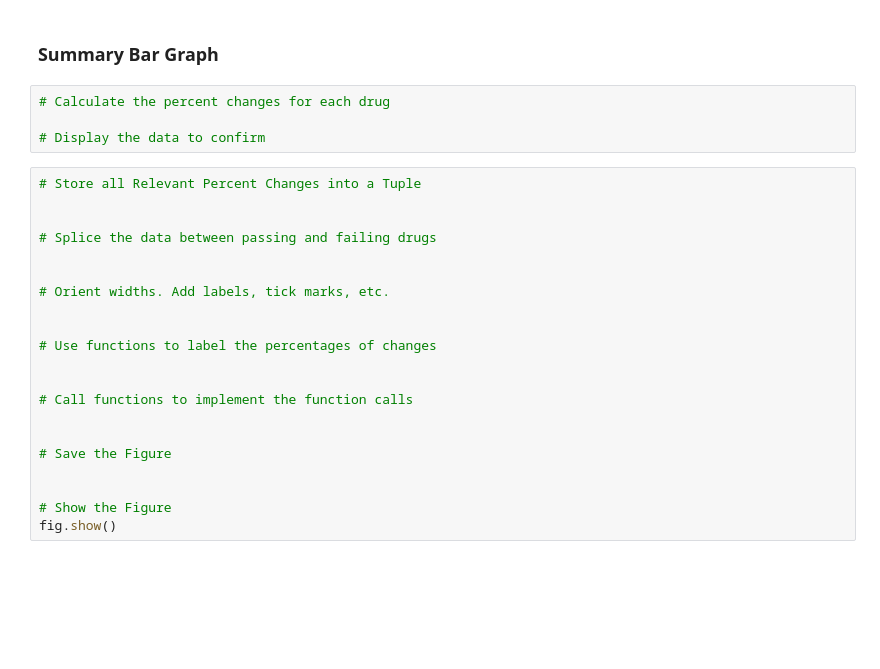
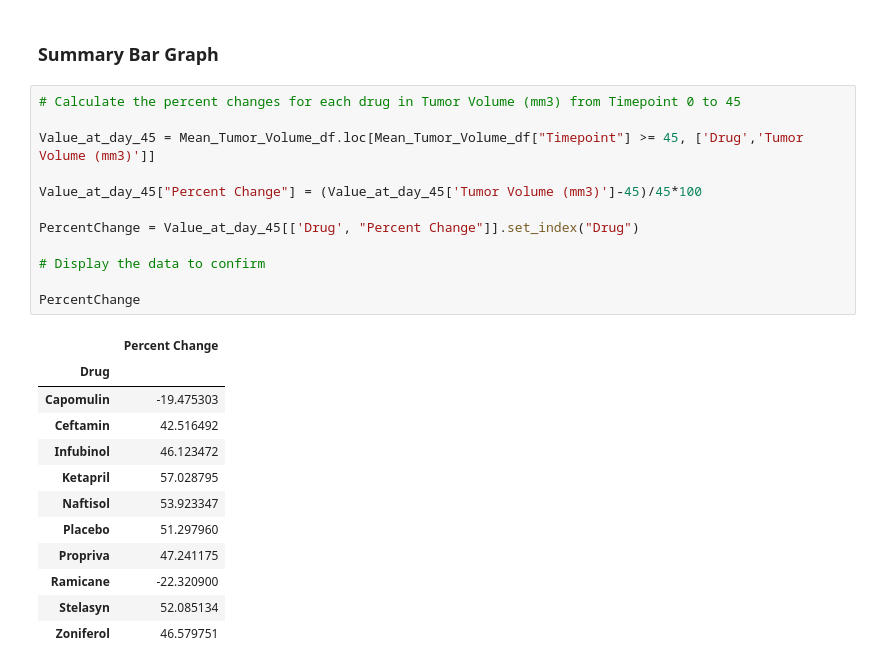
Before and after one commit to lwensley/Module-05, a Jupyter notebook: Pymaceuticals Inc Data Analysis.ipynb, the cells around one changed output. Saved outputs shown, nothing was run; the diff lists cells and outputs as text; blank space fills up the shorter version.

```diff
--- a/Pymaceuticals Inc Data Analysis.ipynb
+++ b/Pymaceuticals Inc Data Analysis.ipynb
@@ -291,28 +323,28 @@ plt.show()
 [figure]
 # %% [markdown]
 ### Summary Bar Graph
-# %%
-# Calculate the percent changes for each drug
-
-# Display the data to confirm
-# %%
-# Store all Relevant Percent Changes into a Tuple
-
-
-# Splice the data between passing and failing drugs
-
-
-# Orient widths. Add labels, tick marks, etc.
-
-
-# Use functions to label the percentages of changes
-
-
-# Call functions to implement the function calls
-
-
-# Save the Figure
-
-
-# Show the Figure
-fig.show()
+# %%
+# Calculate the percent changes for each drug in Tumor Volume (mm3) from Timepoint 0 to 45
+
+Value_at_day_45 = Mean_Tumor_Volume_df.loc[Mean_Tumor_Volume_df["Timepoint"] >= 45, ['Drug','Tumor Volume (mm3)']]
+
+Value_at_day_45["Percent Change"] = (Value_at_day_45['Tumor Volume (mm3)']-45)/45*100
+
+PercentChange = Value_at_day_45[['Drug', "Percent Change"]].set_index("Drug")
+
+# Display the data to confirm
+
+PercentChange
+# %% [output]
+|  | Percent Change |
+| Drug |  |
+| Capomulin | -19.475303 |
+| Ceftamin | 42.516492 |
+| Infubinol | 46.123472 |
+| Ketapril | 57.028795 |
+| Naftisol | 53.923347 |
+| Placebo | 51.297960 |
+| Propriva | 47.241175 |
+| Ramicane | -22.320900 |
+| Stelasyn | 52.085134 |
+| Zoniferol | 46.579751 |
```
Also changed, not shown: parts of 7 cells of this notebook, 10 other files.
